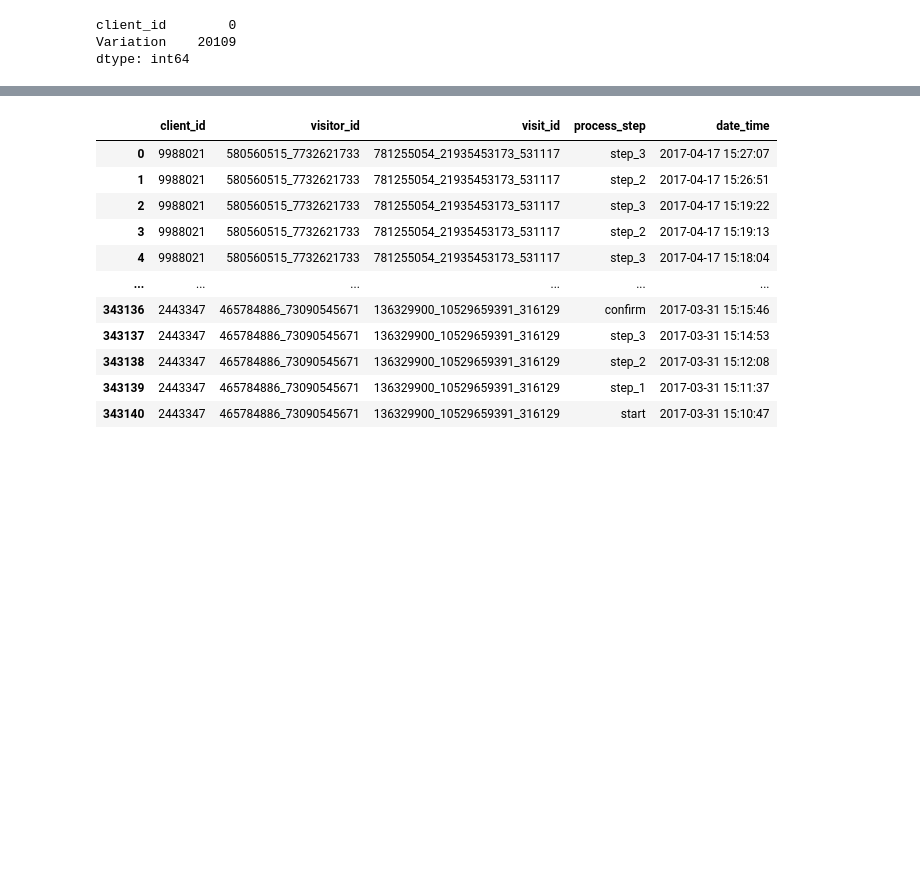
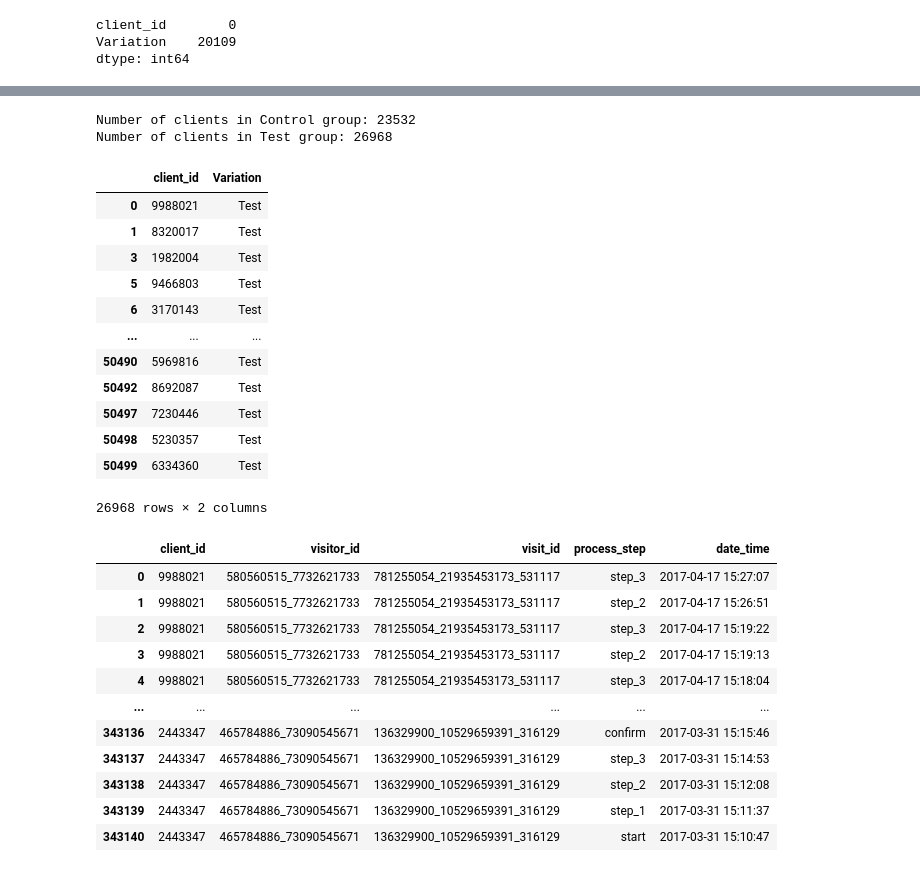
Before and after one commit to rmaryam42/PROJECT_5, a Jupyter notebook: Test.ipynb, the cells around one changed output, grey strips where cells are left out. Cells and saved outputs as stored; diff of their text form; code cells hidden in the pictures; blank space fills up the shorter version.

```diff
--- a/Test.ipynb
+++ b/Test.ipynb
@@ -68,3 +147,27 @@ dtype: int64
+# %%
+#df2_cleaned filter between control and test group
+control_group = df2_cleaned[df2_cleaned['Variation'] == 'Control']
+test_group = df2_cleaned[df2_cleaned['Variation'] == 'Test']
+
+# Display the number of clients in each group
+print("Number of clients in Control group:", len(control_group))
+print("Number of clients in Test group:", len(test_group))
+# %% [output]
+Number of clients in Control group: 23532
+Number of clients in Test group: 26968
+|  | client_id | Variation |
+| 0 | 9988021 | Test |
+| 1 | 8320017 | Test |
+| 3 | 1982004 | Test |
+| 5 | 9466803 | Test |
+| 6 | 3170143 | Test |
+| ... | ... | ... |
+| 50490 | 5969816 | Test |
+| 50492 | 8692087 | Test |
+| 50497 | 7230446 | Test |
+| 50498 | 5230357 | Test |
+| 50499 | 6334360 | Test |
+26968 rows × 2 columns
 # %%
 df3=pd.read_csv('/Users/f/Documents/Ironhack/PROJECT_5/df_final_web_data_pt_1.txt')
 # %%
```
Also changed, not shown: parts of 12 cells of this notebook.
